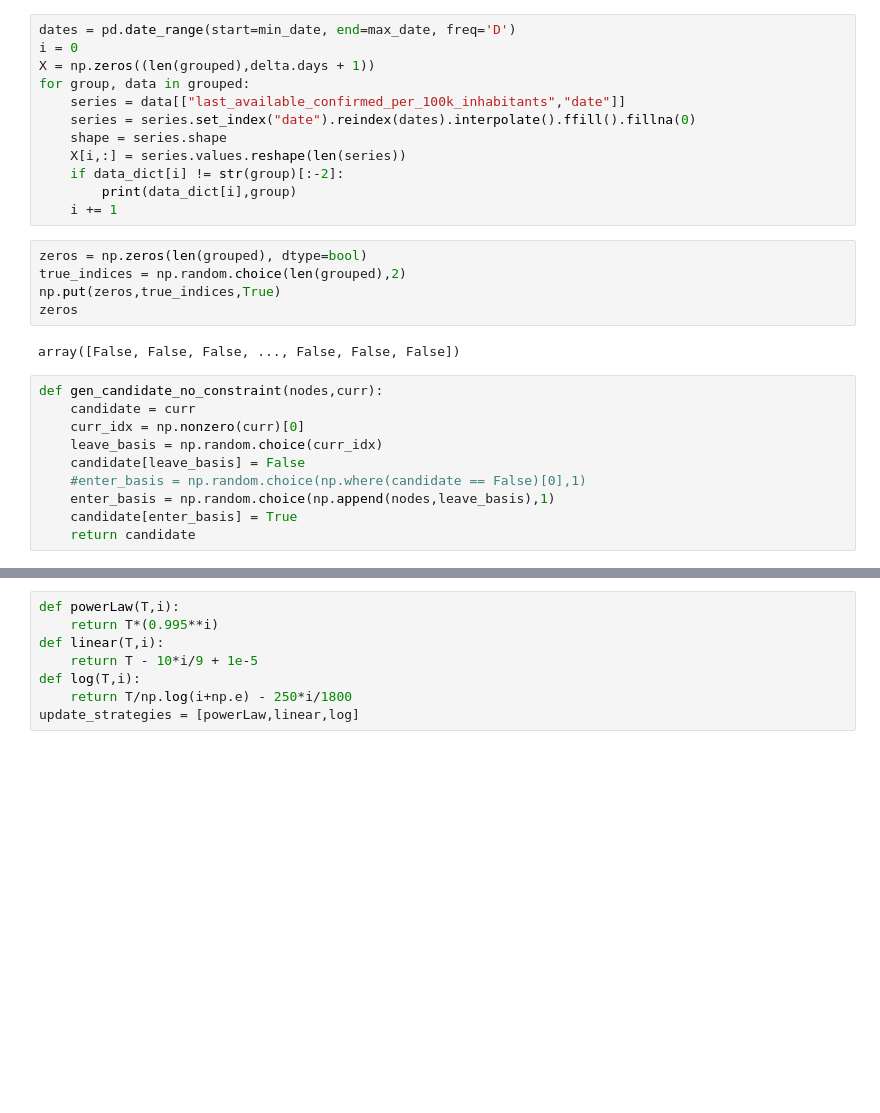
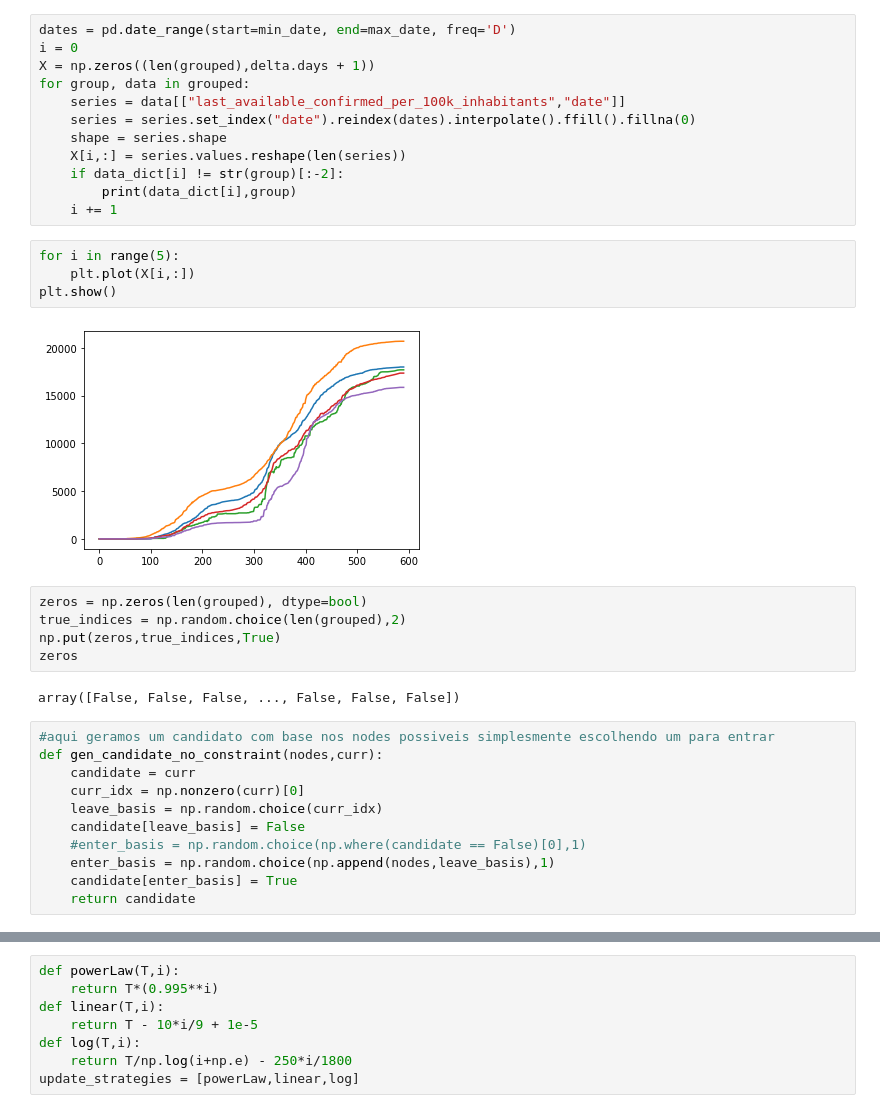
Before and after one commit to FelipeSchreiber/BR_COVID_SPATIAL_TIMESERIES, a Jupyter notebook: SimulatedAnnealingLogDet.ipynb, the cells around one changed output, grey strips where cells are left out. Cells and saved outputs as stored; diff of their text form; blank space fills up the shorter version.

```diff
--- a/SimulatedAnnealingLogDet.ipynb
+++ b/SimulatedAnnealingLogDet.ipynb
@@ -50,6 +51,12 @@ for group, data in grouped:
     if data_dict[i] != str(group)[:-2]:
         print(data_dict[i],group)
     i += 1
+# %%
+for i in range(5):
+    plt.plot(X[i,:])
+plt.show()
+# %% [output]
+[figure, added]
 # %%
 zeros = np.zeros(len(grouped), dtype=bool)
 true_indices = np.random.choice(len(grouped),2)
@@ -58,6 +65,7 @@ zeros
 # %% [output]
 array([False, False, False, ..., False, False, False])
 # %%
+#aqui geramos um candidato com base nos nodes possiveis simplesmente escolhendo um para entrar
 def gen_candidate_no_constraint(nodes,curr):
     candidate = curr
     curr_idx = np.nonzero(curr)[0]
```
Also changed, not shown: parts of 33 cells of this notebook.
